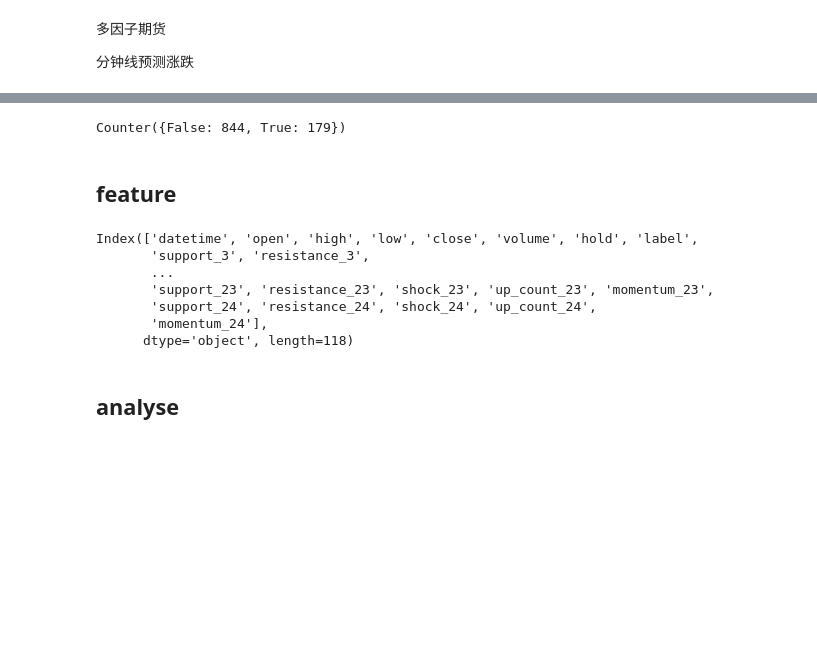
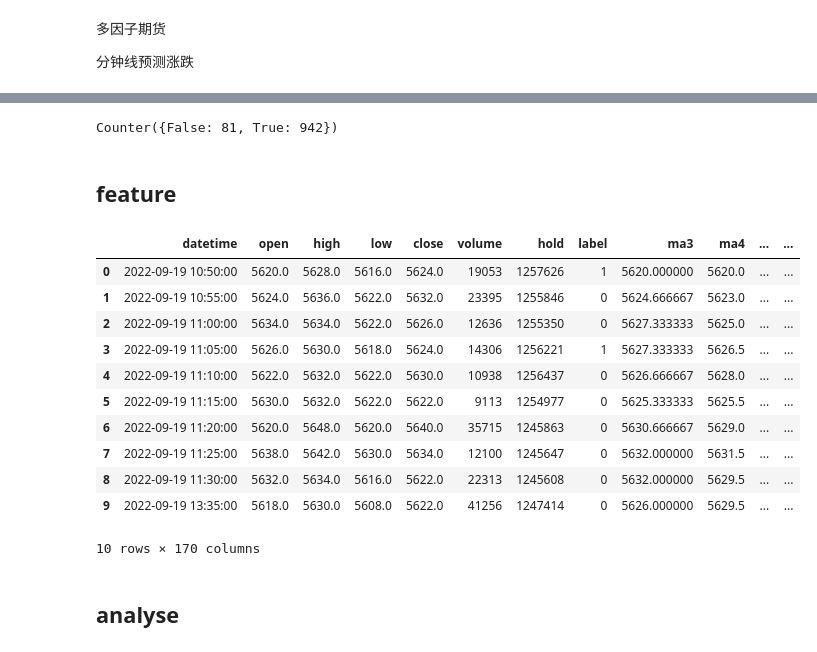
Before and after one commit to kylin-zhou/quant, a Jupyter notebook: notebook/multifactor_002.ipynb, the cells around one changed output, grey strips where cells are left out. Drawn from its saved outputs; the diff is of its cells as text; code cells hidden in the pictures; blank space fills up the shorter version.

```diff
--- a/notebook/multifactor_002.ipynb
+++ b/notebook/multifactor_002.ipynb
@@ -49,7 +49,7 @@ ta_df.tail()
 # %%
 from collections import Counter
-Counter((pd.to_datetime(ta_df["datetime"]) > pd.to_datetime("2022-09-30")) == True)
+Counter((pd.to_datetime(ta_df["datetime"]) > pd.to_datetime("2022-09-20")) == True)
 # %% [output]
-Counter({False: 844, True: 179})
+Counter({False: 81, True: 942})
 # %% [markdown]
 ## feature
@@ -240,15 +240,20 @@ def get_feature_label(df):
     labels = df["label"].values
     return features, labels
 # %%
-get_feature_df(ta_df).head(10).columns
+get_feature_df(ta_df).head(10)
 # %% [output]
+|  | datetime | open | high | low | close | volume | hold | label | ma3 | ma4 | ... | ... |
+| 0 | 2022-09-19 10:50:00 | 5620.0 | 5628.0 | 5616.0 | 5624.0 | 19053 | 1257626 | 1 | 5620.000000 | 5620.0 | ... | ... |
+| 1 | 2022-09-19 10:55:00 | 5624.0 | 5636.0 | 5622.0 | 5632.0 | 23395 | 1255846 | 0 | 5624.666667 | 5623.0 | ... | ... |
+| 2 | 2022-09-19 11:00:00 | 5634.0 | 5634.0 | 5622.0 | 5626.0 | 12636 | 1255350 | 0 | 5627.333333 | 5625.0 | ... | ... |
+| 3 | 2022-09-19 11:05:00 | 5626.0 | 5630.0 | 5618.0 | 5624.0 | 14306 | 1256221 | 1 | 5627.333333 | 5626.5 | ... | ... |
+| 4 | 2022-09-19 11:10:00 | 5622.0 | 5632.0 | 5622.0 | 5630.0 | 10938 | 1256437 | 0 | 5626.666667 | 5628.0 | ... | ... |
+| 5 | 2022-09-19 11:15:00 | 5630.0 | 5632.0 | 5622.0 | 5622.0 | 9113 | 1254977 | 0 | 5625.333333 | 5625.5 | ... | ... |
+| 6 | 2022-09-19 11:20:00 | 5620.0 | 5648.0 | 5620.0 | 5640.0 | 35715 | 1245863 | 0 | 5630.666667 | 5629.0 | ... | ... |
+| 7 | 2022-09-19 11:25:00 | 5638.0 | 5642.0 | 5630.0 | 5634.0 | 12100 | 1245647 | 0 | 5632.000000 | 5631.5 | ... | ... |
+| 8 | 2022-09-19 11:30:00 | 5632.0 | 5634.0 | 5616.0 | 5622.0 | 22313 | 1245608 | 0 | 5632.000000 | 5629.5 | ... | ... |
+| 9 | 2022-09-19 13:35:00 | 5618.0 | 5630.0 | 5608.0 | 5622.0 | 41256 | 1247414 | 0 | 5626.000000 | 5629.5 | ... | ... |
-Index(['datetime', 'open', 'high', 'low', 'close', 'volume', 'hold', 'label',
-       'support_3', 'resistance_3',
-       ...
-       'support_23', 'resistance_23', 'shock_23', 'up_count_23', 'momentum_23',
-       'support_24', 'resistance_24', 'shock_24', 'up_count_24',
-       'momentum_24'],
-      dtype='object', length=118)
+10 rows × 170 columns
 # %% [markdown]
 ## analyse
 # %%
```
Also changed, not shown: parts of 16 cells of this notebook, 13 other files.
